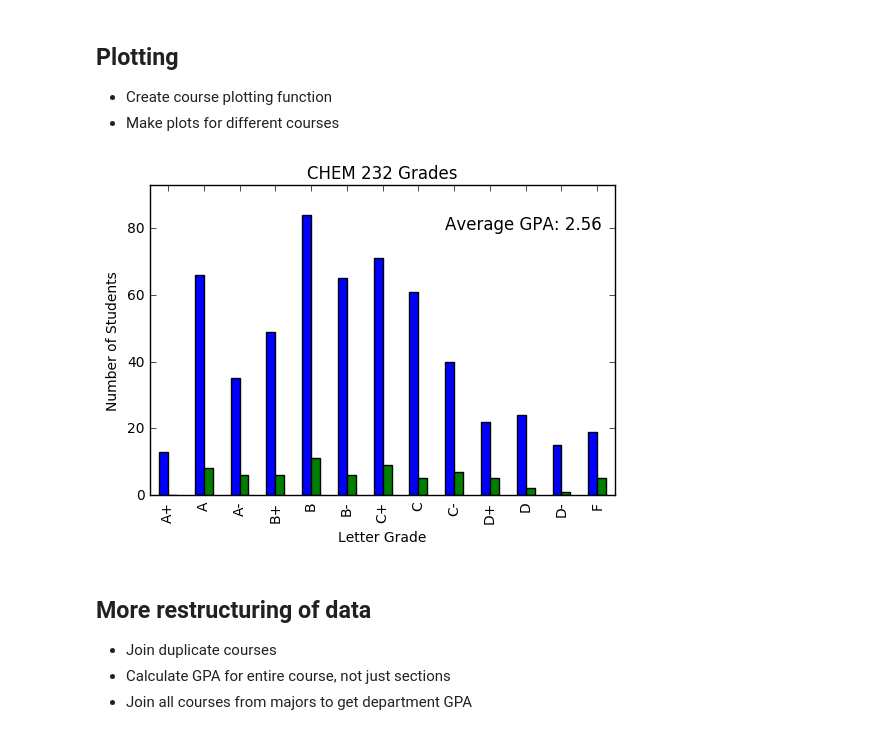
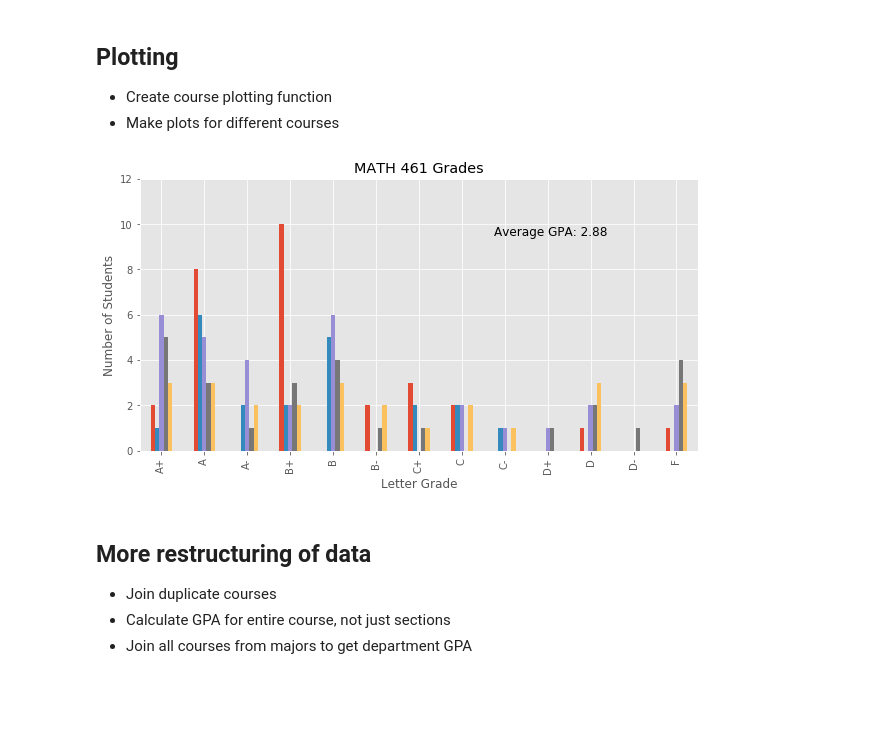
Before and after one commit to maneyko/grades, a Jupyter notebook: grades.ipynb, the cells around one changed output. Drawn from its saved outputs; the diff is of its cells as text; code cells hidden in the pictures; blank space fills up the shorter version.

Commit message:
ggplot styling

```diff
--- a/grades.ipynb
+++ b/grades.ipynb
@@ -3,10 +3,12 @@ Jupyter Notebook Analysis of UIUC grades data
 =============================================
 *dataset acquired from a FOIA request*
 # %%
-%matplotlib inline
 import numpy as np
 import pandas as pd
 import matplotlib.pyplot as plt
+%matplotlib inline
+
+plt.style.use('ggplot')
 FILENAME = './data/Fall_2015.csv'
 # %% [markdown]
 Cleaning
@@ -53,26 +55,27 @@ def plot_course_num(course, name, number):
     grades.T.plot.bar(
         ylim=(0, int(highest*1.1)+1),
         legend=False,
-        title='{0} {1} Grades'.format(name, number)
+        title='{0} {1} Grades'.format(name, number),
+        figsize=(10,5)
     )
     plt.xlabel('Letter Grade')
     plt.ylabel('Number of Students')
     plt.text(
         7.75, highest*0.95,
-        'Average GPA: %0.2f' % weighted_avg.round(2),
+        'Average GPA: %0.2f' % weighted_avg,
         fontsize=12
     )
 # %%
-course = 'CHEM 232'
+course = 'MATH 461'
 
 subject, number = course.split()
 plot_course_num(
     by_number.loc[subject].loc[[int(number)]],
     subject,
     int(number)
 )
 # %% [output]
-[figure, old version]
+[figure, new version]
 # %% [markdown]
 More restructuring of data
 --------------------------
```
Also changed, not shown: parts of 6 cells of this notebook.
